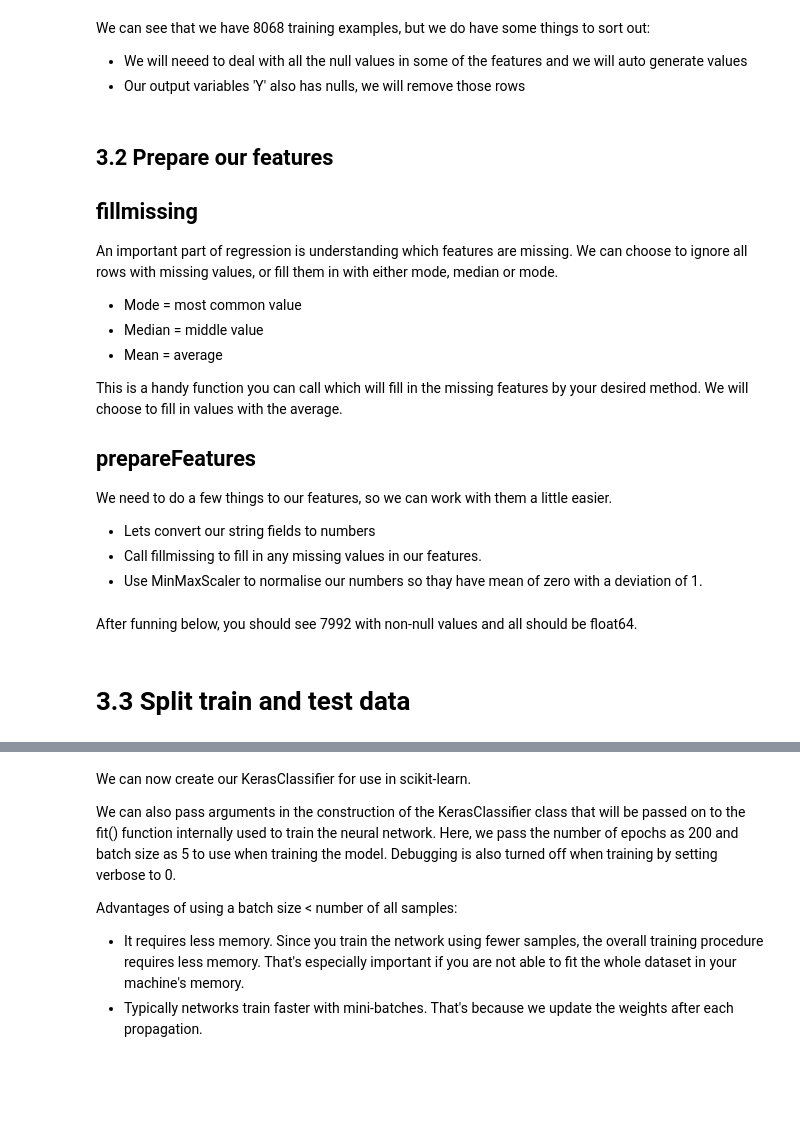
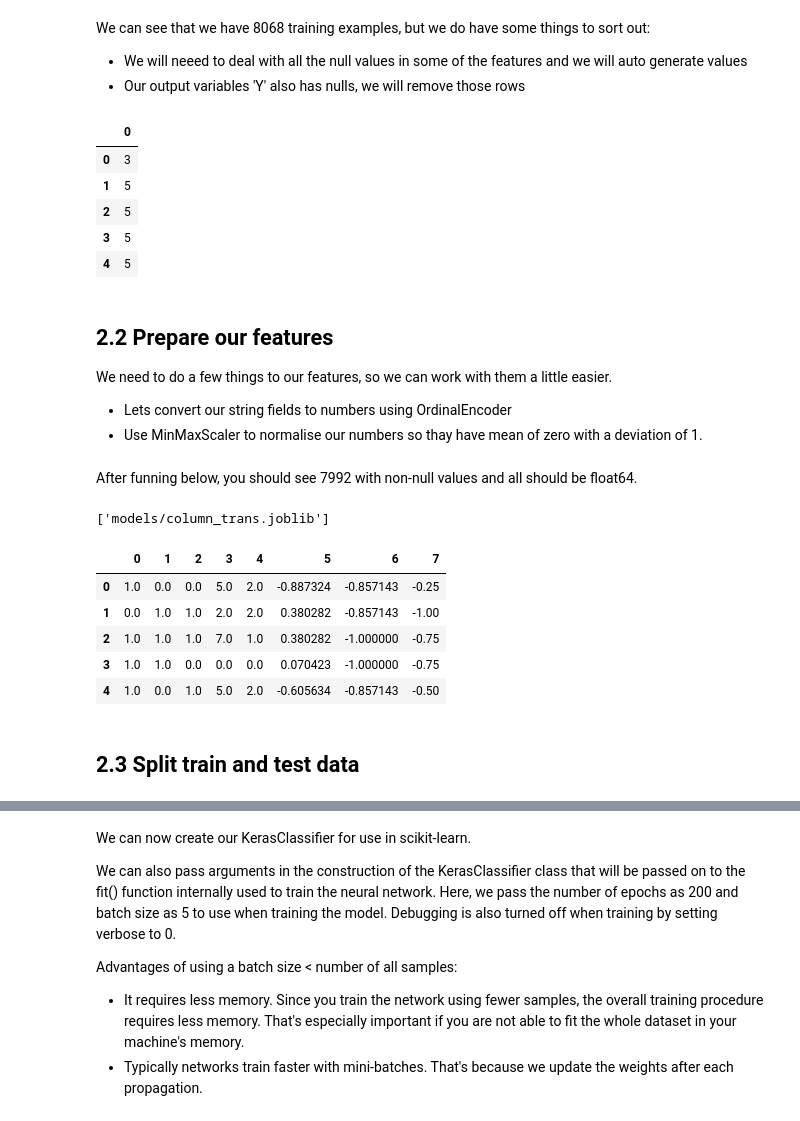
Before and after one commit to shaunenslin/machinelearning, a Jupyter notebook: python/neural networks/keras_multinomial_customers.ipynb, the cells around one changed output, grey strips where cells are left out. Drawn from its saved outputs; the diff is of its cells as text; code cells hidden in the pictures; blank space fills up the shorter version.

```diff
--- a/python/neural networks/keras_multinomial_customers.ipynb
+++ b/python/neural networks/keras_multinomial_customers.ipynb
@@ -38,8 +74,8 @@ We can see that we have 8068 training examples, but we do have some things to so
 - Our output variables 'Y' also has nulls, we will remove those rows
 # %%
 def prepareY(df):
-    # Drop rows with no Output values
-    df.dropna(subset=['Var_1'], inplace=True)
+    # # Drop rows with no Output values
+    # df.dropna(subset=['Var_1'], inplace=True)
 
     # extract Y and drop from dataframe
     Y = df["Var_1"]
@@ -48,34 +84,22 @@ def prepareY(df):
     yencoder = LabelEncoder()
     yencoder.fit(Y)
     dump(yencoder,"models/yencoder.joblib")
-    # np.save('models/y_classes.npy', yencoder.classes_) # save for later
     return yencoder.transform(Y)
-    # encoded_Y = yencoder.transform(Y)
-
-    # # convert integers to one hot encoded)
-    # return np_utils.to_categorical(encoded_Y), encoded_Y
-
 
 y = prepareY(df)
 df = df.drop(["Var_1"], axis=1)
 pd.DataFrame(y).head()
+# %% [output]
+|  | 0 |
+| 0 | 3 |
+| 1 | 5 |
+| 2 | 5 |
+| 3 | 5 |
+| 4 | 5 |
 # %% [markdown]
-## 3.2 Prepare our features
-
-## fillmissing
-
-An important part of regression is understanding which features are missing. We can choose to ignore all rows with missing values, or fill them in with either mode, median or mode.
-
-- Mode = most common value
-- Median = middle value
-- Mean = average
-
-This is a handy function you can call which will fill in the missing features by your desired method. We will choose to fill in values with the average.
-
-## prepareFeatures
+## 2.2 Prepare our features
 
 We need to do a few things to our features, so we can work with them a little easier.
 
-- Lets convert our string fields to numbers
-- Call fillmissing to fill in any missing values in our features.
+- Lets convert our string fields to numbers using OrdinalEncoder
 - Use MinMaxScaler to normalise our numbers so thay have mean of zero with a deviation of 1.
@@ -130,2 +106,5 @@ pd.DataFrame(X).head()
+# %%
+numerical_ix = df.select_dtypes(include=['int64', 'float64']).columns
+categorical_ix = df.select_dtypes(include=['object', 'bool']).columns
 # %% [markdown]
 After funning below, you should see 7992 with non-null values and all should be float64.
@@ -134,5 +111,30 @@ pd.DataFrame(X).info()
+# %%
+from sklearn.compose import ColumnTransformer
+from sklearn.preprocessing import OrdinalEncoder
+from sklearn.preprocessing import MinMaxScaler
+from sklearn.preprocessing import OneHotEncoder
+
+column_trans = ColumnTransformer(
+     [('cat', OrdinalEncoder(),categorical_ix),
+      ('num', MinMaxScaler(feature_range=(-1, 1)), numerical_ix)],
+     remainder='drop')
+
+column_trans.fit(df)
+dump(column_trans,"models/column_trans.joblib")
+# %% [output]
+['models/column_trans.joblib']
+# %%
+X = column_trans.transform(df)
+pd.DataFrame(X).head()
+# %% [output]
+|  | 0 | 1 | 2 | 3 | 4 | 5 | 6 | 7 |
+| 0 | 1.0 | 0.0 | 0.0 | 5.0 | 2.0 | -0.887324 | -0.857143 | -0.25 |
+| 1 | 0.0 | 1.0 | 1.0 | 2.0 | 2.0 | 0.380282 | -0.857143 | -1.00 |
+| 2 | 1.0 | 1.0 | 1.0 | 7.0 | 1.0 | 0.380282 | -1.000000 | -0.75 |
+| 3 | 1.0 | 1.0 | 0.0 | 0.0 | 0.0 | 0.070423 | -1.000000 | -0.75 |
+| 4 | 1.0 | 0.0 | 1.0 | 5.0 | 2.0 | -0.605634 | -0.857143 | -0.50 |
 # %% [markdown]
-# 3.3 Split train and test data
+## 2.3 Split train and test data
 # %%
 X_train, X_test, y_train, y_test = train_test_split(X, y, test_size=0.2, random_state=42)
 # %% [markdown]
```
Also changed, not shown: parts of 46 cells of this notebook, 9 other files.
